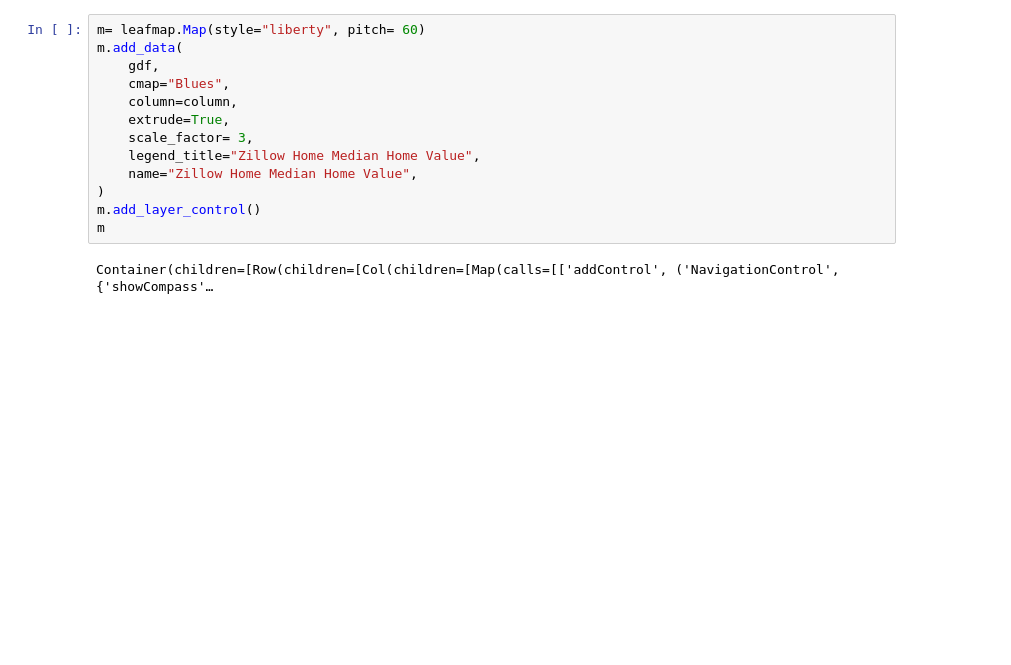
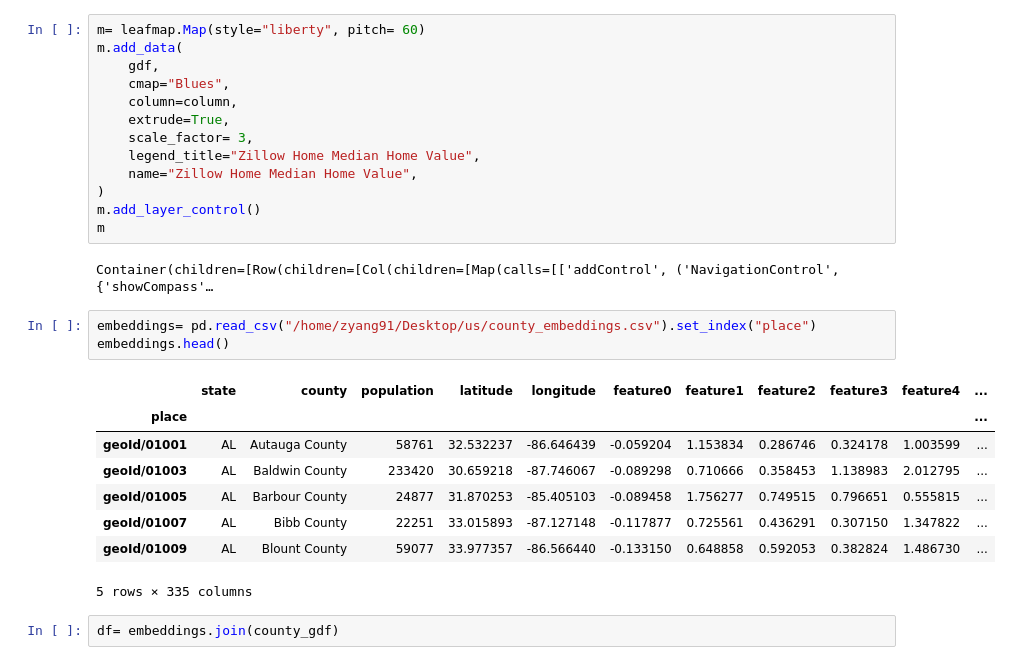
Before and after one commit to zyang91/Google-Embedding-tutorial, a Jupyter notebook: zillow_pdfm_visu.ipynb, the cells around one changed output. Cells and saved outputs as stored; diff of their text form; blank space fills up the shorter version.

```diff
--- a/zillow_pdfm_visu.ipynb
+++ b/zillow_pdfm_visu.ipynb
@@ -105,3 +105,17 @@ m.add_layer_control()
 m
 # %% [output]
 Container(children=[Row(children=[Col(children=[Map(calls=[['addControl', ('NavigationControl', {'showCompass'…
+# %%
+embeddings= pd.read_csv("/home/zyang91/Desktop/us/county_embeddings.csv").set_index("place")
+embeddings.head()
+# %% [output]
+|  | state | county | population | latitude | longitude | feature0 | feature1 | feature2 | feature3 | feature4 | ... |
+| place |  |  |  |  |  |  |  |  |  |  | ... |
+| geoId/01001 | AL | Autauga County | 58761 | 32.532237 | -86.646439 | -0.059204 | 1.153834 | 0.286746 | 0.324178 | 1.003599 | ... |
+| geoId/01003 | AL | Baldwin County | 233420 | 30.659218 | -87.746067 | -0.089298 | 0.710666 | 0.358453 | 1.138983 | 2.012795 | ... |
+| geoId/01005 | AL | Barbour County | 24877 | 31.870253 | -85.405103 | -0.089458 | 1.756277 | 0.749515 | 0.796651 | 0.555815 | ... |
+| geoId/01007 | AL | Bibb County | 22251 | 33.015893 | -87.127148 | -0.117877 | 0.725561 | 0.436291 | 0.307150 | 1.347822 | ... |
+| geoId/01009 | AL | Blount County | 59077 | 33.977357 | -86.566440 | -0.133150 | 0.648858 | 0.592053 | 0.382824 | 1.486730 | ... |
+5 rows × 335 columns
+# %%
+df= embeddings.join(county_gdf)
```
Also changed, not shown: parts of 16 cells of this notebook, 1 other file.
